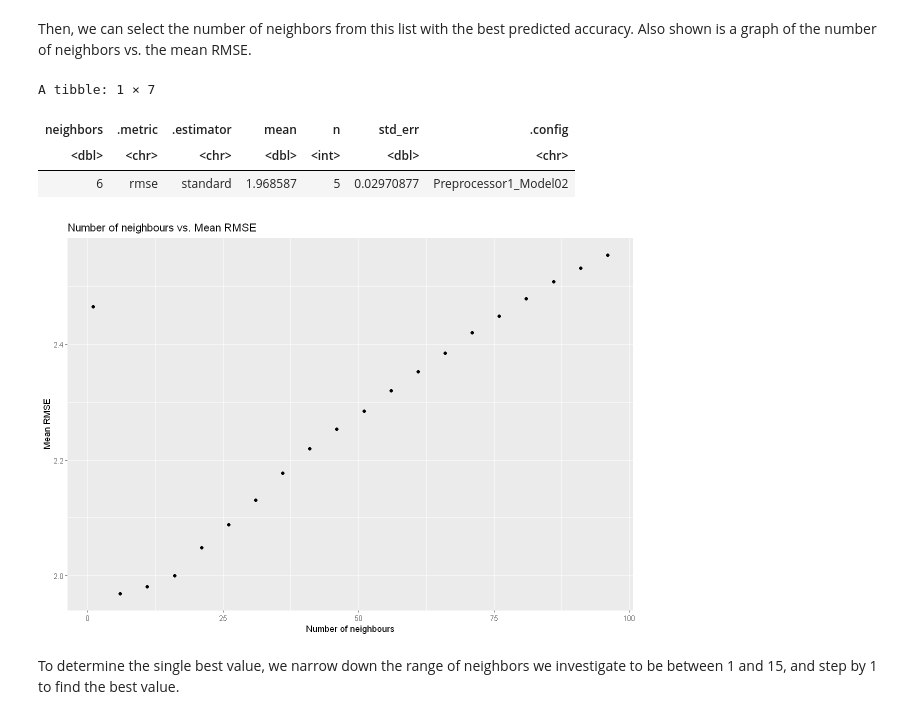
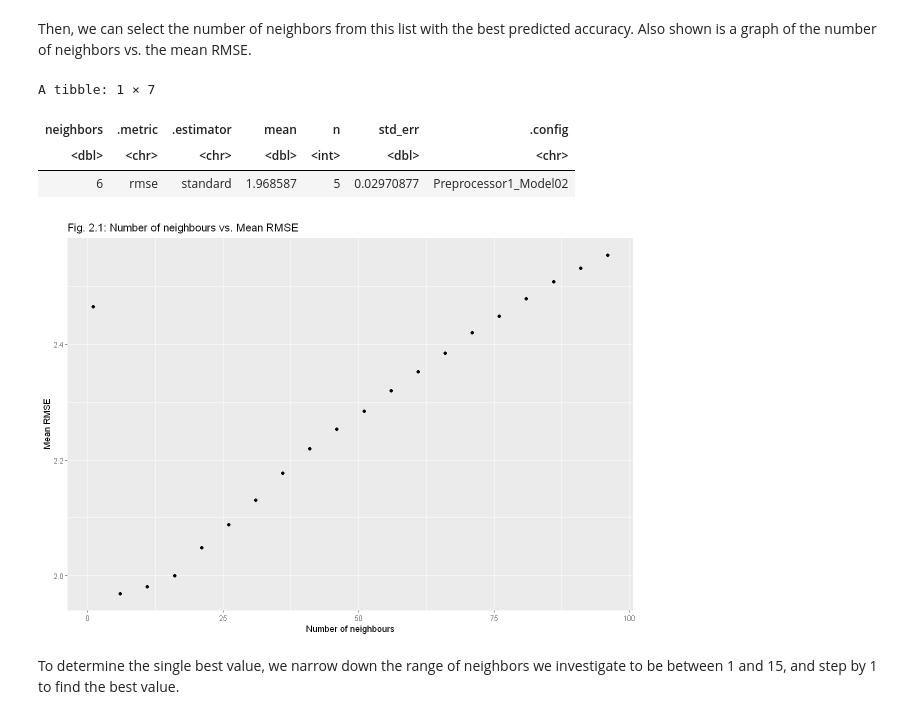
Before and after one commit to mdean808/dsci-100-group-project, a Jupyter notebook: project.ipynb, the cells around one changed output. Cells and saved outputs as stored; diff of their text form; code cells hidden in the pictures.

```diff
--- a/project.ipynb
+++ b/project.ipynb
@@ -256,20 +256,20 @@ Then, we can select the number of neighbors from this list with the best predict
 # %%
 nba_k_plot <- ggplot(nba_results, aes(x = neighbors, y = mean)) +
 geom_point() +
 labs(x = "Number of neighbours", y = "Mean RMSE") +
-ggtitle("Number of neighbours vs. Mean RMSE")
+ggtitle("Fig. 2.1: Number of neighbours vs. Mean RMSE")
 
 nba_k_plot
 
 nba_k_initial <- nba_results |>
   filter(mean == min(mean))
 nba_k_initial
 # %% [output]
 A tibble: 1 × 7
 | neighbors | .metric | .estimator | mean | n | std_err | .config |
 | <dbl> | <chr> | <chr> | <dbl> | <int> | <dbl> | <chr> |
 | 6 | rmse | standard | 1.968587 | 5 | 0.02970877 | Preprocessor1_Model02 |
-[figure, old version]
+[figure, new version]
 # %% [markdown]
 To determine the single best value, we narrow down the range of neighbors we investigate to be between 1 and 15, and step by 1 to find the best value.
 # %%
```
Also changed, not shown: parts of 15 cells of this notebook.
